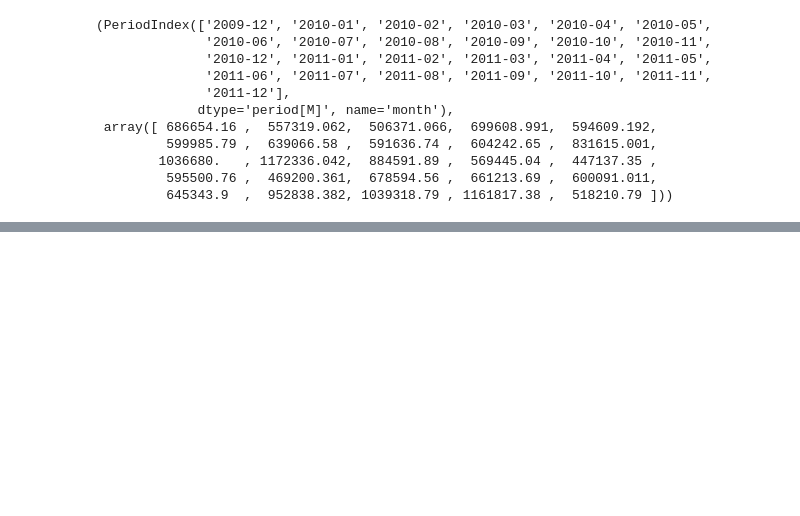
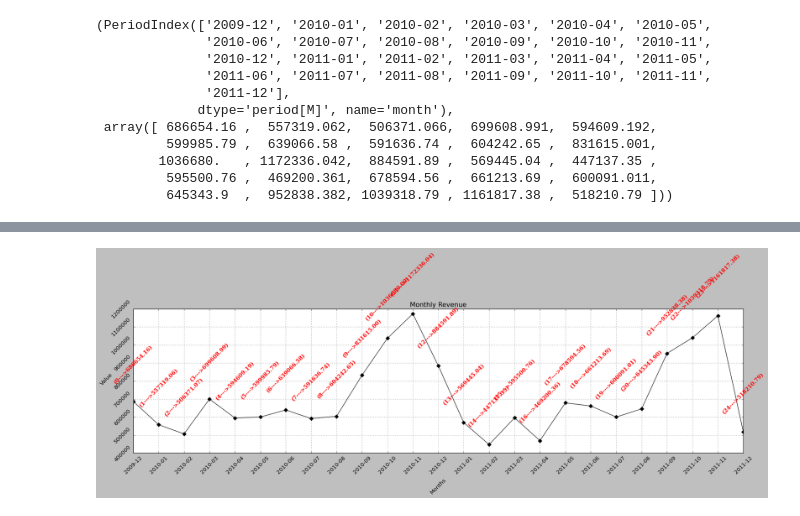
Before and after one commit to sidharth971/Data-science, a Jupyter notebook: numpy-pandas-visualization/Visualize-practice.ipynb, the cells around one changed output, grey strips where cells are left out. Saved outputs shown, nothing was run; the diff lists cells and outputs as text; code cells hidden in the pictures; blank space fills up the shorter version.

```diff
--- a/numpy-pandas-visualization/Visualize-practice.ipynb
+++ b/numpy-pandas-visualization/Visualize-practice.ipynb
@@ -159,0 +182,27 @@ month_rev.index, month_rev.values
+# %%
+font = {
+    'family' : 'serif',
+    'color' : 'r',
+    'weight' : 'bold',
+    'size' : 12
+}
+
+plt.figure(figsize=(20,6))
+plt.title(label='Monthly Revenue')
+plt.xlabel(xlabel='Months', rotation=45)
+plt.ylabel(ylabel='Value', rotation=45)
+
+plt.xticks(rotation=45)
+plt.yticks(rotation=45)
+
+plt.grid(True)
+plt.tight_layout()
+plt.style.use('classic')
+
+for i, val in enumerate(month_rev.values):
+    plt.text(str(month_rev.index[i]), val+100000, f'({i}--->{val:.2f})', ha='center',fontdict=font, rotation=45)
+
+plt.plot(month_rev.index.astype('str'), month_rev.values, marker='D', color='black')
+plt.show()
+# %% [output]
+[figure, added]
```
Also changed, not shown: parts of 11 cells of this notebook, 5 other files.
